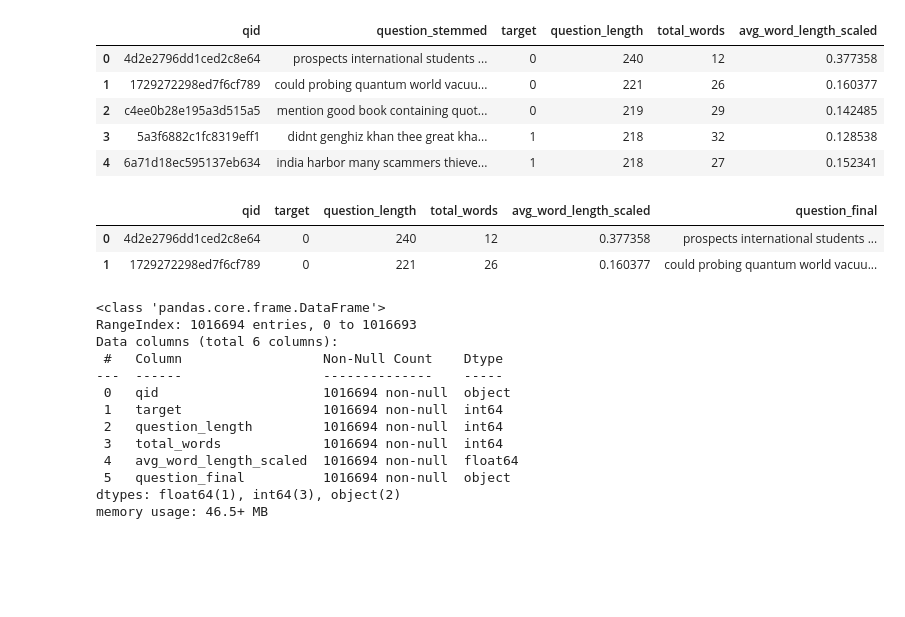
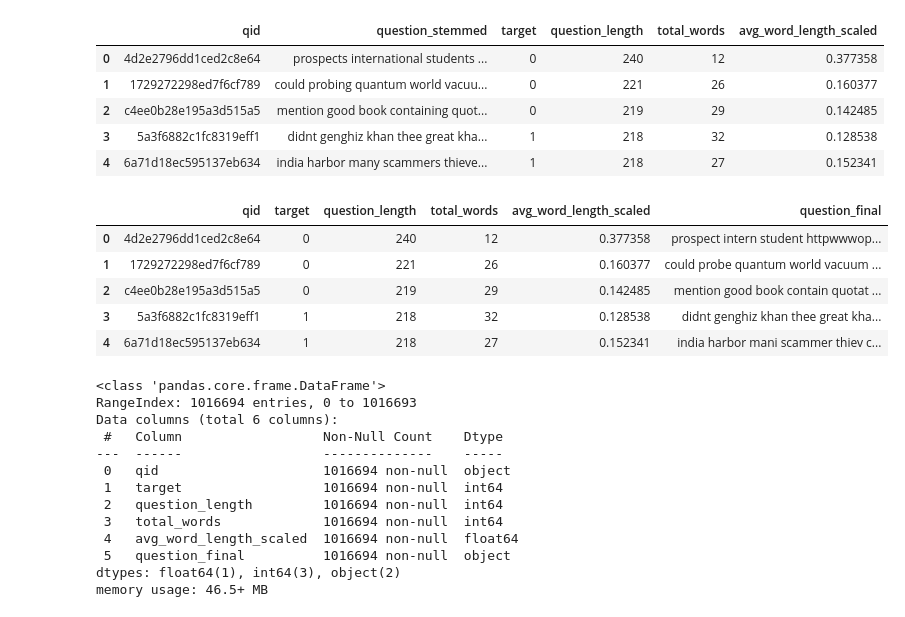
Before and after one commit to shalin4788/Springboard-Do-not-refer-, a Jupyter notebook: Capstone Two/Preprocessing and Training Data Development.ipynb, the cells around one changed output. Saved outputs shown, nothing was run; the diff lists cells and outputs as text; code cells hidden in the pictures; blank space fills up the shorter version.

```diff
--- a/Capstone Two/Preprocessing and Training Data Development.ipynb
+++ b/Capstone Two/Preprocessing and Training Data Development.ipynb
@@ -184,17 +184,25 @@ df_numeric_scaled.head(5)
 # %%
 # Perform stemming again to ensure all words are properly stemmed.
 from nltk.stem import PorterStemmer
 import stem
 
-stemmer=PorterStemmer()
+porter_stemmer = PorterStemmer()
 
-df_numeric_scaled['question_final'] = df_numeric_scaled['question_stemmed'].apply(lambda x: stemmer.stem(x)) # Stem every word.
-df_numeric_scaled = df_numeric_scaled.drop(columns=['question_stemmed']) # Get rid of the unstemmed column.
-df_numeric_scaled.head(2) # Print dataframe.
+def stem_sentences(sentence):
+    tokens = sentence.split()
+    stemmed_tokens = [porter_stemmer.stem(token) for token in tokens]
+    return ' '.join(stemmed_tokens)
+
+df_numeric_scaled['question_final'] = df_numeric_scaled['question_stemmed'].apply(stem_sentences)
+df_numeric_scaled = df_numeric_scaled.drop(columns=['question_stemmed']) # Get rid of the redundant column.
+df_numeric_scaled.head(5)
 # %% [output]
 |  | qid | target | question_length | total_words | avg_word_length_scaled | question_final |
-| 0 | 4d2e2796dd1ced2c8e64 | 0 | 240 | 12 | 0.377358 | prospects international students ... |
-| 1 | 1729272298ed7f6cf789 | 0 | 221 | 26 | 0.160377 | could probing quantum world vacuu... |
+| 0 | 4d2e2796dd1ced2c8e64 | 0 | 240 | 12 | 0.377358 | prospect intern student httpwwwop... |
+| 1 | 1729272298ed7f6cf789 | 0 | 221 | 26 | 0.160377 | could probe quantum world vacuum ... |
+| 2 | c4ee0b28e195a3d515a5 | 0 | 219 | 29 | 0.142485 | mention good book contain quotat ... |
+| 3 | 5a3f6882c1fc8319eff1 | 1 | 218 | 32 | 0.128538 | didnt genghiz khan thee great kha... |
+| 4 | 6a71d18ec595137eb634 | 1 | 218 | 27 | 0.152341 | india harbor mani scammer thiev c... |
 # %%
 df_numeric_scaled.info()
 # %% [output]
```
Also changed, not shown: parts of 5 cells of this notebook.
